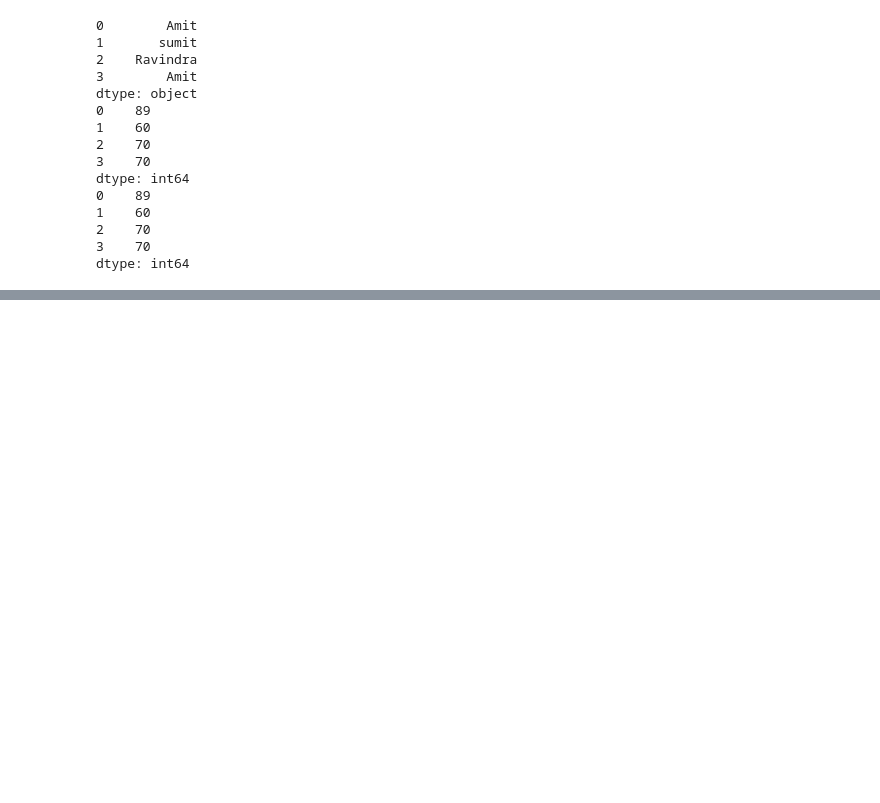
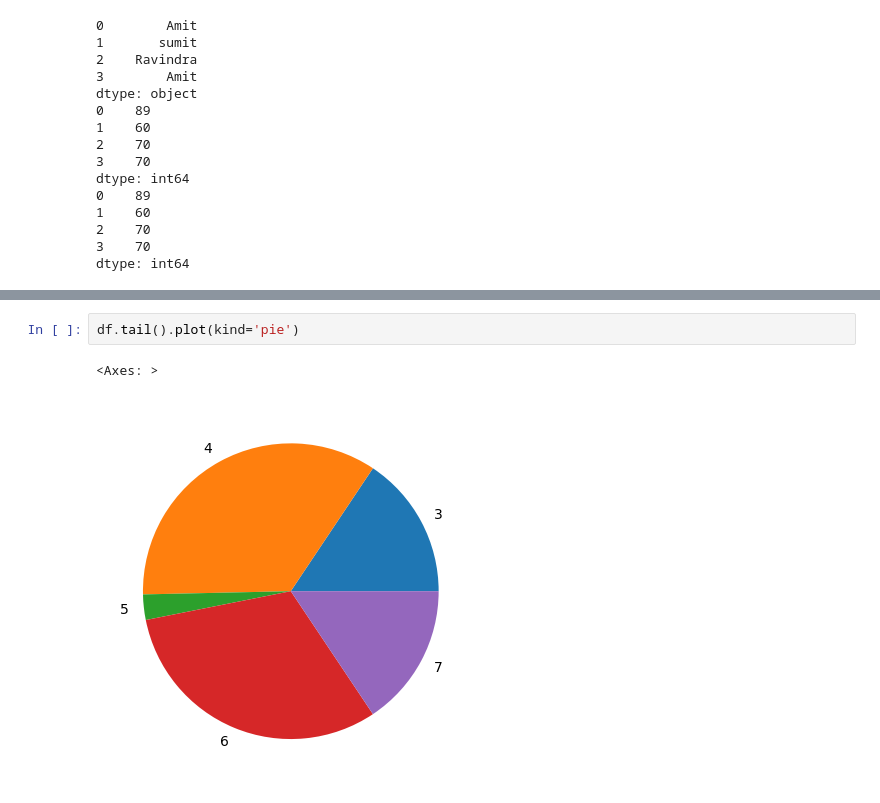
Before and after one commit to anurajrajak05/Pandas-Daily-Practice, a Jupyter notebook: pandas.ipynb, the cells around one changed output, grey strips where cells are left out. Drawn from its saved outputs; the diff is of its cells as text; blank space fills up the shorter version.

```diff
--- a/pandas.ipynb
+++ b/pandas.ipynb
@@ -960,0 +1283,5 @@ dtype: int64
+# %%
+df.tail().plot(kind='pie')
+# %% [output]
+<Axes: >
+[figure, added]
```
Also changed, not shown: parts of 27 cells of this notebook, 1 other file.
